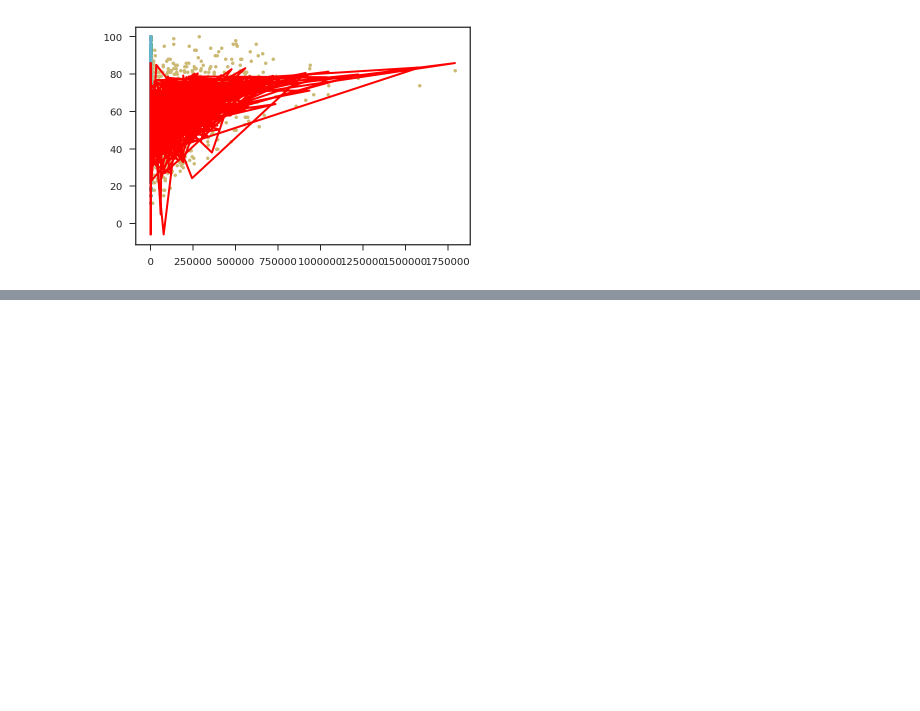
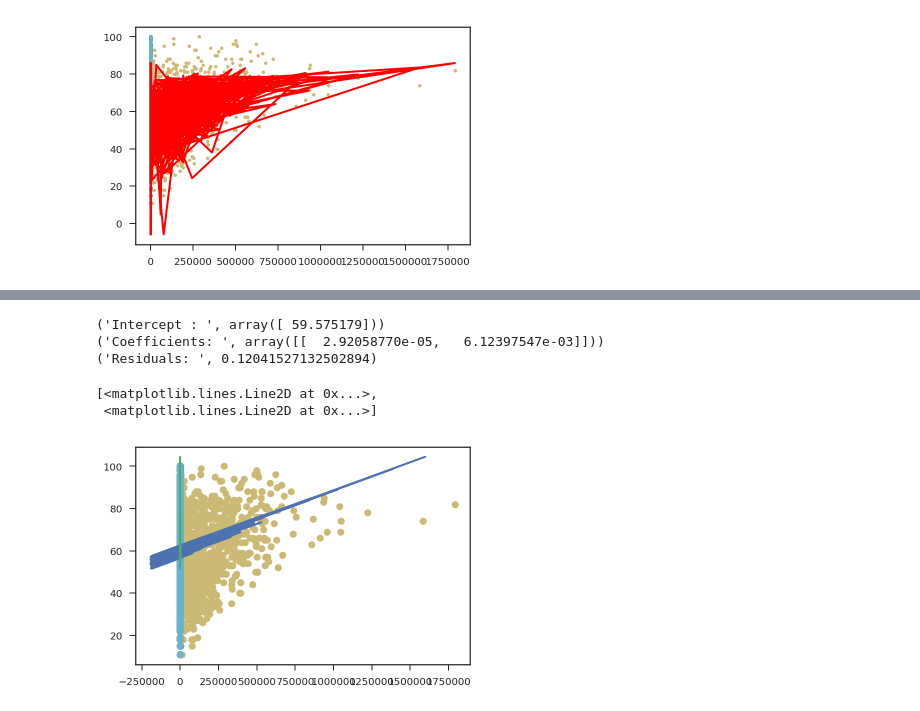
Before and after one commit to eloukas/uth-machine-learning, a Jupyter notebook: quizzes/quiz3/PCApresentation.ipynb, the cells around one changed output, grey strips where cells are left out. Drawn from its saved outputs; the diff is of its cells as text; code cells hidden in the pictures; blank space fills up the shorter version.

```diff
--- a/quizzes/quiz3/PCApresentation.ipynb
+++ b/quizzes/quiz3/PCApresentation.ipynb
@@ -221,0 +226,24 @@ plt.plot(X, predictions, c='red', linewidth=2)
+# %%
+X_pca = pca.fit_transform(X) # fit and transform your X's.
+
+lm.fit(X_pca,y) # Apply linear model fit
+
+# Print Intercept, Coefficients & Residuals
+print("Intercept : ", lm.intercept_)
+print("Coefficients: ", lm.coef_)
+print("Residuals: ", lm.score(X_pca,y))
+# print lm.residues_
+
+# Predictions
+y_fit = lm.predict(X_pca)
+
+# Plot prediction against given observations
+plt.plot(X,y,'o')
+plt.plot(X_pca,y_fit)
+# %% [output]
+('Intercept : ', array([ 59.575179]))
+('Coefficients: ', array([[  2.92058770e-05,   6.12397547e-03]]))
+('Residuals: ', 0.12041527132502894)
+[<matplotlib.lines.Line2D at 0x...>,
+ <matplotlib.lines.Line2D at 0x...>]
+[figure, added]
```
Also changed, not shown: parts of 1 cell of this notebook.
